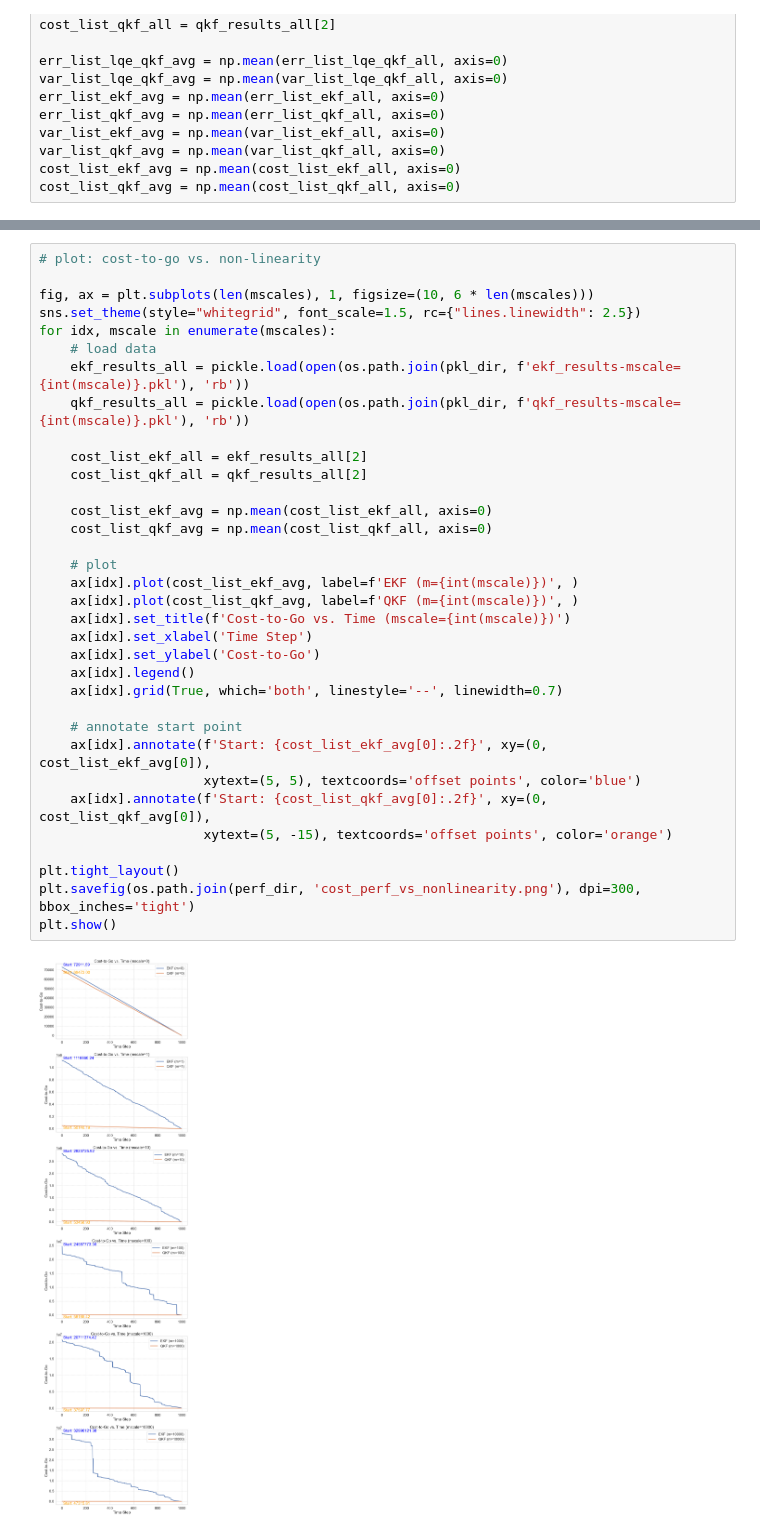
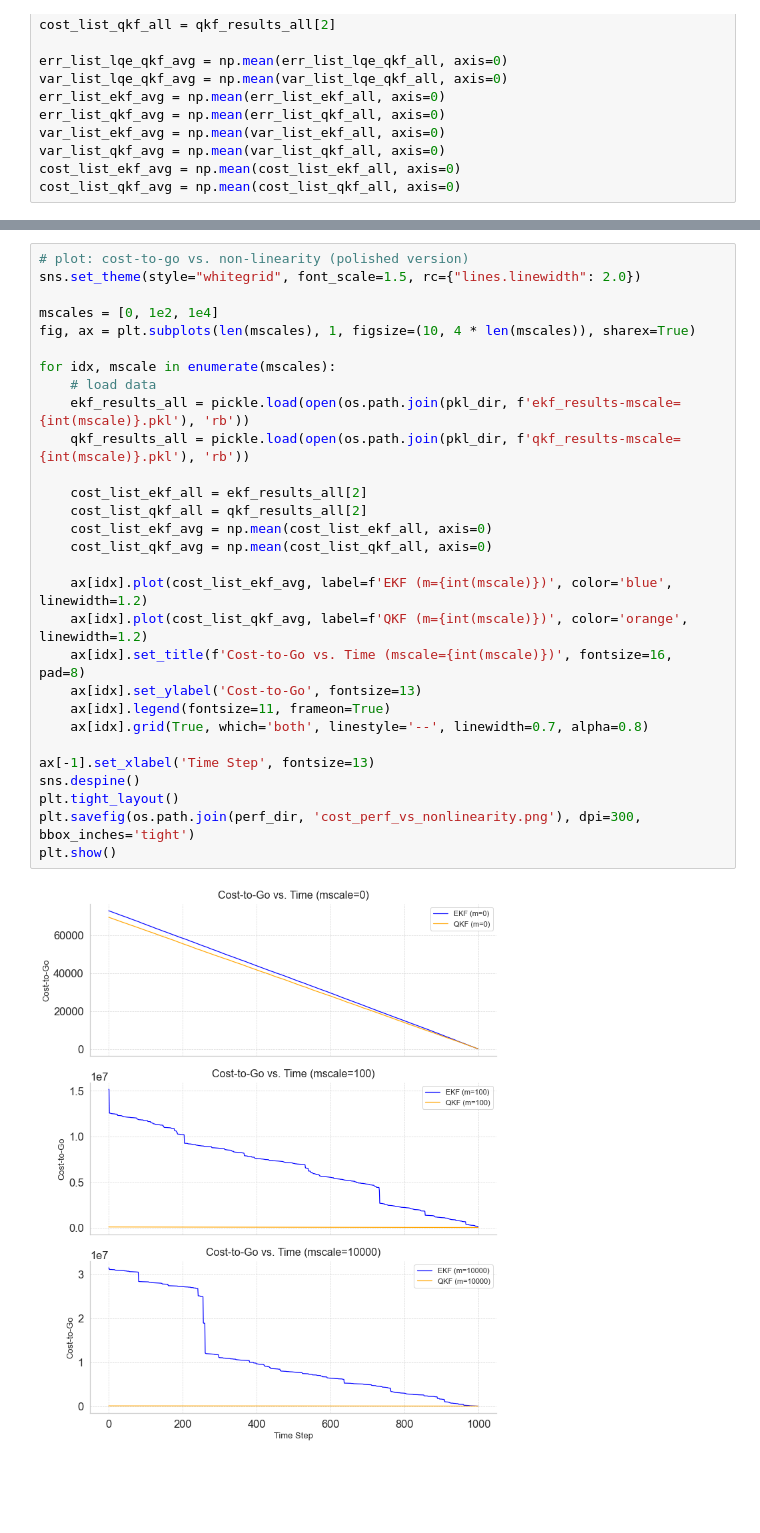
Before and after one commit to tengyoux297/LQG_EKF, a Jupyter notebook: LQG_QKF/plot_perf.ipynb, the cells around one changed output, grey strips where cells are left out. Drawn from its saved outputs; the diff is of its cells as text; blank space fills up the shorter version.

```diff
--- a/LQG_QKF/plot_perf.ipynb
+++ b/LQG_QKF/plot_perf.ipynb
@@ -144,36 +181,31 @@ plt.show()
 # %%
-# plot: cost-to-go vs. non-linearity
+# plot: cost-to-go vs. non-linearity (polished version)
+sns.set_theme(style="whitegrid", font_scale=1.5, rc={"lines.linewidth": 2.0})
 
-fig, ax = plt.subplots(len(mscales), 1, figsize=(10, 6 * len(mscales)))
-sns.set_theme(style="whitegrid", font_scale=1.5, rc={"lines.linewidth": 2.5})
+mscales = [0, 1e2, 1e4]
+fig, ax = plt.subplots(len(mscales), 1, figsize=(10, 4 * len(mscales)), sharex=True)
+
 for idx, mscale in enumerate(mscales):
     # load data
     ekf_results_all = pickle.load(open(os.path.join(pkl_dir, f'ekf_results-mscale={int(mscale)}.pkl'), 'rb'))
     qkf_results_all = pickle.load(open(os.path.join(pkl_dir, f'qkf_results-mscale={int(mscale)}.pkl'), 'rb'))
 
     cost_list_ekf_all = ekf_results_all[2]
     cost_list_qkf_all = qkf_results_all[2]
-
     cost_list_ekf_avg = np.mean(cost_list_ekf_all, axis=0)
     cost_list_qkf_avg = np.mean(cost_list_qkf_all, axis=0)
 
-    # plot
-    ax[idx].plot(cost_list_ekf_avg, label=f'EKF (m={int(mscale)})', )
-    ax[idx].plot(cost_list_qkf_avg, label=f'QKF (m={int(mscale)})', )
-    ax[idx].set_title(f'Cost-to-Go vs. Time (mscale={int(mscale)})')
-    ax[idx].set_xlabel('Time Step')
-    ax[idx].set_ylabel('Cost-to-Go')
-    ax[idx].legend()
-    ax[idx].grid(True, which='both', linestyle='--', linewidth=0.7)
+    ax[idx].plot(cost_list_ekf_avg, label=f'EKF (m={int(mscale)})', color='blue', linewidth=1.2)
+    ax[idx].plot(cost_list_qkf_avg, label=f'QKF (m={int(mscale)})', color='orange', linewidth=1.2)
+    ax[idx].set_title(f'Cost-to-Go vs. Time (mscale={int(mscale)})', fontsize=16, pad=8)
+    ax[idx].set_ylabel('Cost-to-Go', fontsize=13)
+    ax[idx].legend(fontsize=11, frameon=True)
+    ax[idx].grid(True, which='both', linestyle='--', linewidth=0.7, alpha=0.8)
 
-    # annotate start point
-    ax[idx].annotate(f'Start: {cost_list_ekf_avg[0]:.2f}', xy=(0, cost_list_ekf_avg[0]),
-                     xytext=(5, 5), textcoords='offset points', color='blue')
-    ax[idx].annotate(f'Start: {cost_list_qkf_avg[0]:.2f}', xy=(0, cost_list_qkf_avg[0]),
-                     xytext=(5, -15), textcoords='offset points', color='orange')
-
+ax[-1].set_xlabel('Time Step', fontsize=13)
+sns.despine()
 plt.tight_layout()
 plt.savefig(os.path.join(perf_dir, 'cost_perf_vs_nonlinearity.png'), dpi=300, bbox_inches='tight')
 plt.show()
 # %% [output]
-[figure, old version]
+[figure, new version]
```
Also changed, not shown: parts of 5 cells of this notebook, 37 other files.
